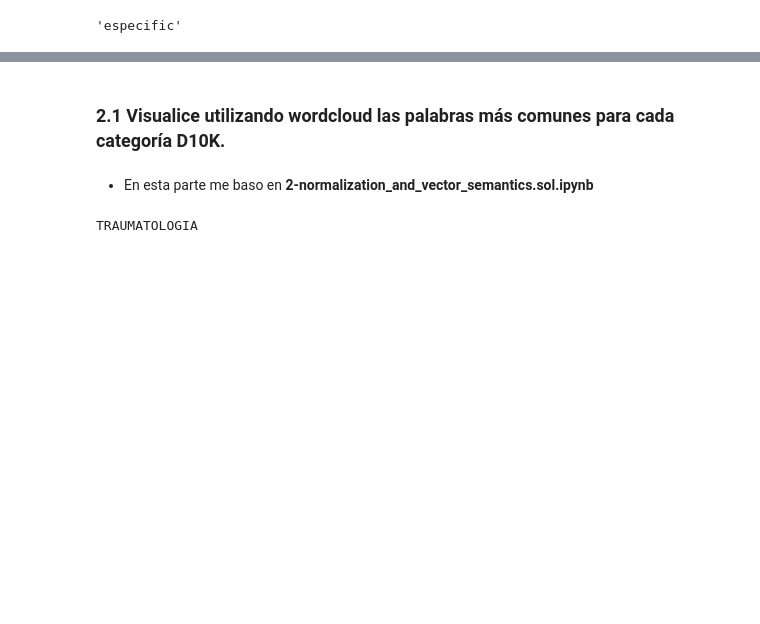
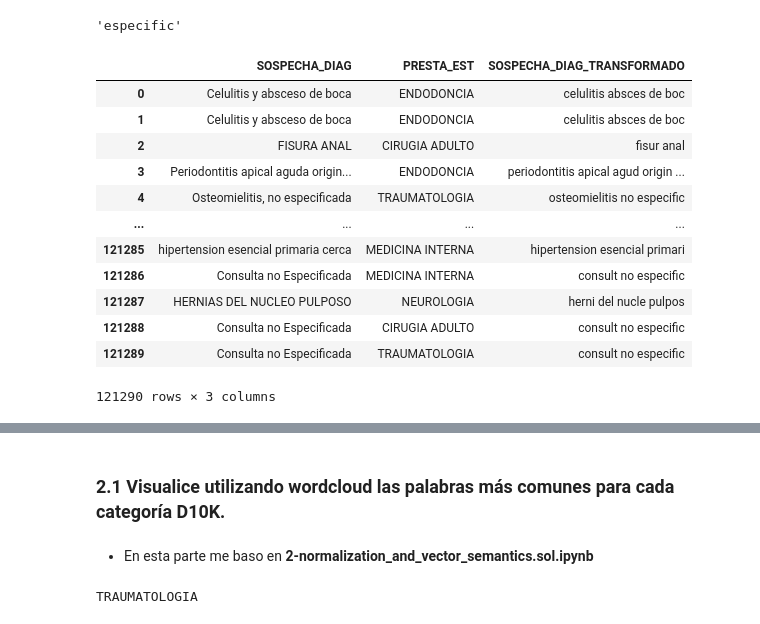
Before and after one commit to alvaro-neira/nlp-homework1, a Jupyter notebook: Tarea_NLP_Grupo_3.ipynb, the cells around one changed output, grey strips where cells are left out. Cells and saved outputs as stored; diff of their text form; code cells hidden in the pictures; blank space fills up the shorter version.

```diff
--- a/Tarea_NLP_Grupo_3.ipynb
+++ b/Tarea_NLP_Grupo_3.ipynb
@@ -243,6 +271,6 @@ def cambiate3(text):
   for word in hola:
     nuevohola.append(stemmer.stem(word))
   separator = ' '
-  hola2=separator.join(hola)
+  hola2=separator.join(nuevohola)
   return hola2
 # %%
@@ -250,2 +278,20 @@ stemmer.stem("Especificada")
 # %% [output]
 'especific'
+# %%
+DK10['SOSPECHA_DIAG_TRANSFORMADO'] = DK10.apply(lambda x: cambiate3(x.SOSPECHA_DIAG_TRANSFORMADO), axis=1)
+# %%
+DK10
+# %% [output]
+|  | SOSPECHA_DIAG | PRESTA_EST | SOSPECHA_DIAG_TRANSFORMADO |
+| 0 | Celulitis y absceso de boca | ENDODONCIA | celulitis absces de boc |
+| 1 | Celulitis y absceso de boca | ENDODONCIA | celulitis absces de boc |
+| 2 | FISURA ANAL | CIRUGIA ADULTO | fisur anal |
+| 3 | Periodontitis apical aguda origin... | ENDODONCIA | periodontitis apical agud origin ... |
+| 4 | Osteomielitis, no especificada | TRAUMATOLOGIA | osteomielitis no especific |
+| ... | ... | ... | ... |
+| 121285 | hipertension esencial primaria cerca | MEDICINA INTERNA | hipertension esencial primari |
+| 121286 | Consulta no Especificada | MEDICINA INTERNA | consult no especific |
+| 121287 | HERNIAS DEL NUCLEO PULPOSO | NEUROLOGIA | herni del nucle pulpos |
+| 121288 | Consulta no Especificada | CIRUGIA ADULTO | consult no especific |
+| 121289 | Consulta no Especificada | TRAUMATOLOGIA | consult no especific |
+121290 rows × 3 columns
```
Also changed, not shown: parts of 55 cells of this notebook.
